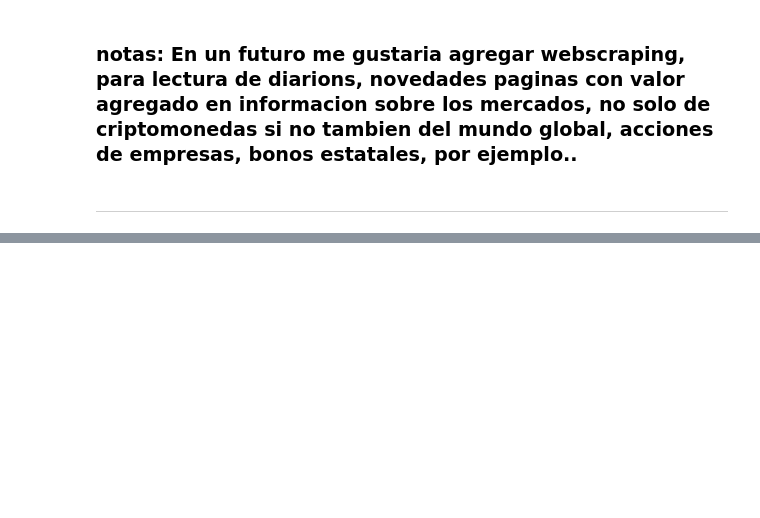
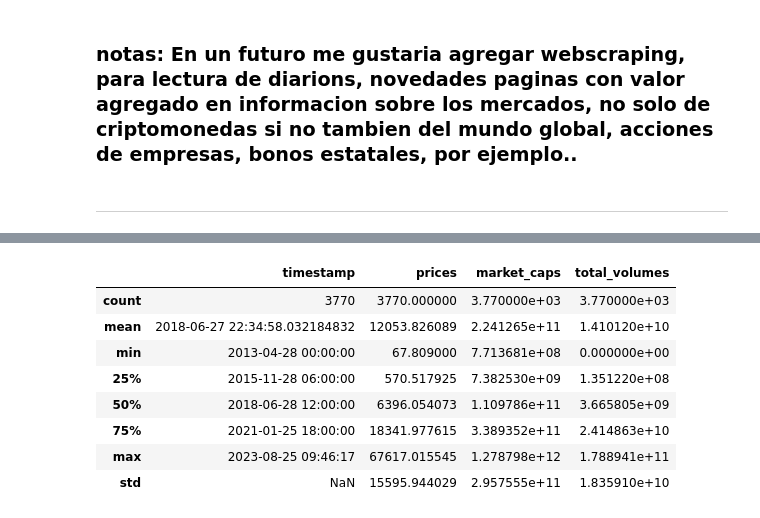
Before and after one commit to Lucaramallo/Cripto_analisis_lucaramallo, a Jupyter notebook: ETLs/ETL_Coingecko_API.ipynb, the cells around one changed output, grey strips where cells are left out. Saved outputs shown, nothing was run; the diff lists cells and outputs as text; code cells hidden in the pictures; blank space fills up the shorter version.

```diff
--- a/ETLs/ETL_Coingecko_API.ipynb
+++ b/ETLs/ETL_Coingecko_API.ipynb
@@ -1372,0 +1453,12 @@ _________________________________________
+# %%
+df_bit.describe()
+# %% [output]
+|  | timestamp | prices | market_caps | total_volumes |
+| count | 3770 | 3770.000000 | 3.770000e+03 | 3.770000e+03 |
+| mean | 2018-06-27 22:34:58.032184832 | 12053.826089 | 2.241265e+11 | 1.410120e+10 |
+| min | 2013-04-28 00:00:00 | 67.809000 | 7.713681e+08 | 0.000000e+00 |
+| 25% | 2015-11-28 06:00:00 | 570.517925 | 7.382530e+09 | 1.351220e+08 |
+| 50% | 2018-06-28 12:00:00 | 6396.054073 | 1.109786e+11 | 3.665805e+09 |
+| 75% | 2021-01-25 18:00:00 | 18341.977615 | 3.389352e+11 | 2.414863e+10 |
+| max | 2023-08-25 09:46:17 | 67617.015545 | 1.278798e+12 | 1.788941e+11 |
+| std | NaN | 15595.944029 | 2.957555e+11 | 1.835910e+10 |
```
Also changed, not shown: parts of 9 cells of this notebook, 2 other files.
